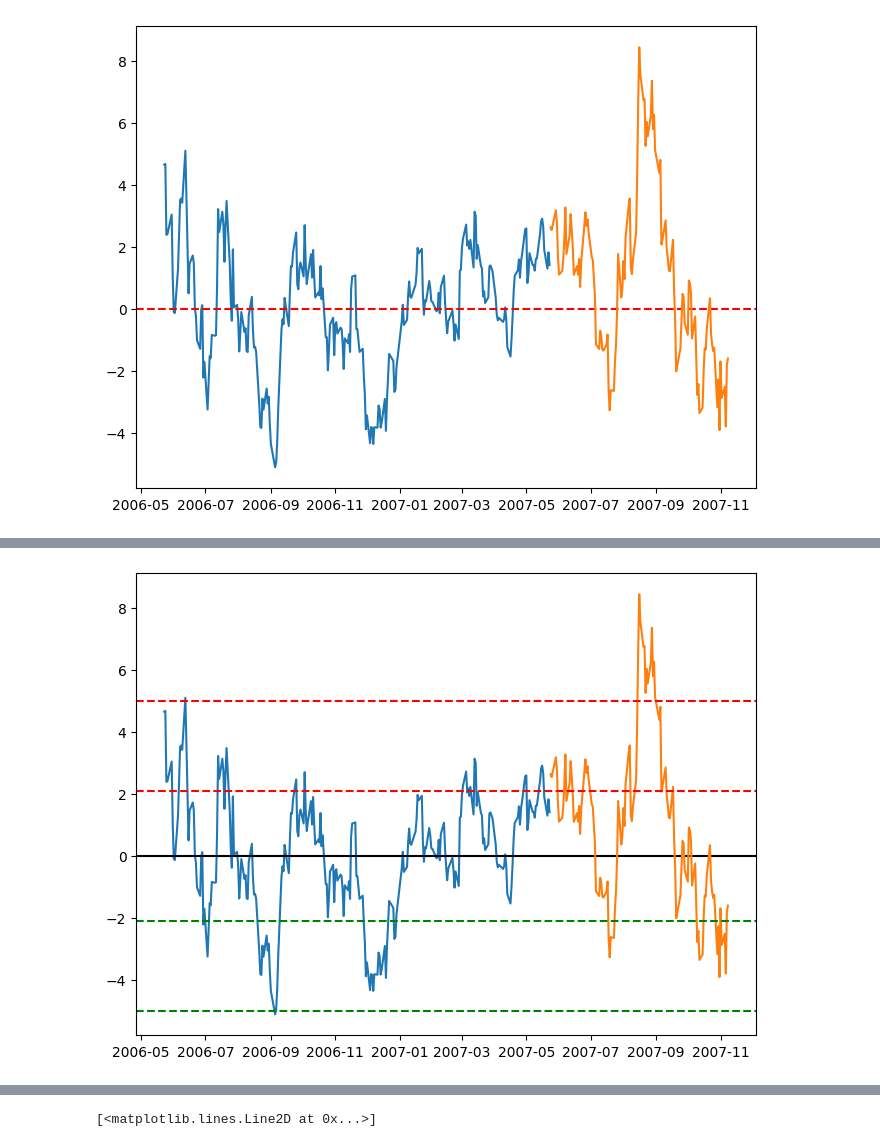
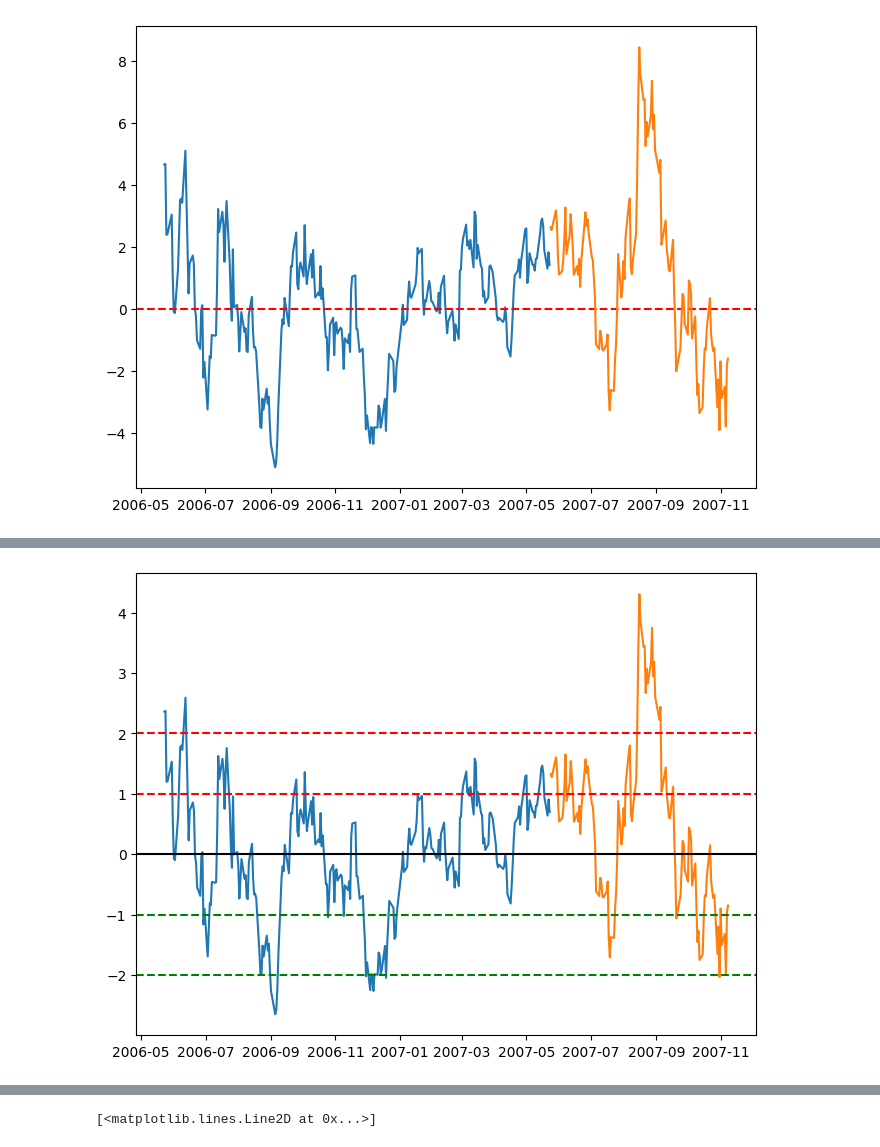
Before and after one commit to xwj0109/Quant-Finance, a Jupyter notebook: GLDGDXpair.ipynb, the cells around one changed output, grey strips where cells are left out. Cells and saved outputs as stored; diff of their text form; code cells hidden in the pictures.

```diff
--- a/GLDGDXpair.ipynb
+++ b/GLDGDXpair.ipynb
@@ -57,40 +57,40 @@ pvalue is:  0.033941672019575646 the series are cointegrated
 # %%
 spreadMean = np.mean(spread.iloc[train])
 spreadStd = np.std(spread.iloc[train])
 df['zscore'] = (spread - spreadMean) / spreadStd
 df['position_GLD_long'] = 0
 df['position_GDX_long'] = 0
 df['position_GDX_short'] = 0
 df['position_GLD_short'] = 0
 
 #short spread
 df.loc[df.zscore >=2, ('position_GLD_short', 'position_GDX_short' ) ] = [-1 , 1]
 
 #buy spread
 df.loc[df.zscore <=-2, ('position_GLD_long', 'position_GDX_long' ) ] = [1 , -1]
 
 #exit short spread
 df.loc[df.zscore <=1, ('position_GLD_short', 'position_GDX_short' ) ] = 0
 
 #exit long spread
 df.loc[df.zscore >=-1, ('position_GLD_long', 'position_GDX_long' ) ] = 0
 df.fillna(method='ffill', inplace=True)
 
-plt.plot(spread.iloc[train])
+plt.plot(df['zscore'][train])
+plt.plot(df['zscore'][test])
 plt.axhline(0, color='black')
-plt.plot(spread.iloc[test])
-plt.axhline(5, color='r', linestyle='--') #95.5% , z = 2
-plt.axhline(2.1, color='r', linestyle='--') #68%, z = 1
-plt.axhline(-2.1, color='g', linestyle='--')
-plt.axhline(-5, color='g', linestyle='--')
+plt.axhline(2, color='r', linestyle='--') #95.5% , z = 2
+plt.axhline(1, color='r', linestyle='--') #68%, z = 1
+plt.axhline(-1, color='g', linestyle='--')
+plt.axhline(-2, color='g', linestyle='--')
 
 position_long = df.loc[:, ('position_GLD_long', 'position_GDX_long')]
 position_short = df.loc[:, ('position_GLD_short', 'position_GDX_short')]
 
 position = np.array(position_long) + np.array(position_short)
 position=pd.DataFrame(position)
 # %% [output]
-[figure, old version]
+[figure, new version]
 # %%
 dailyret = df.loc[:, ( 'Adj Close_GLD', 'Adj Close_GDX')].pct_change()
 
```
Also changed, not shown: parts of 6 cells of this notebook.
